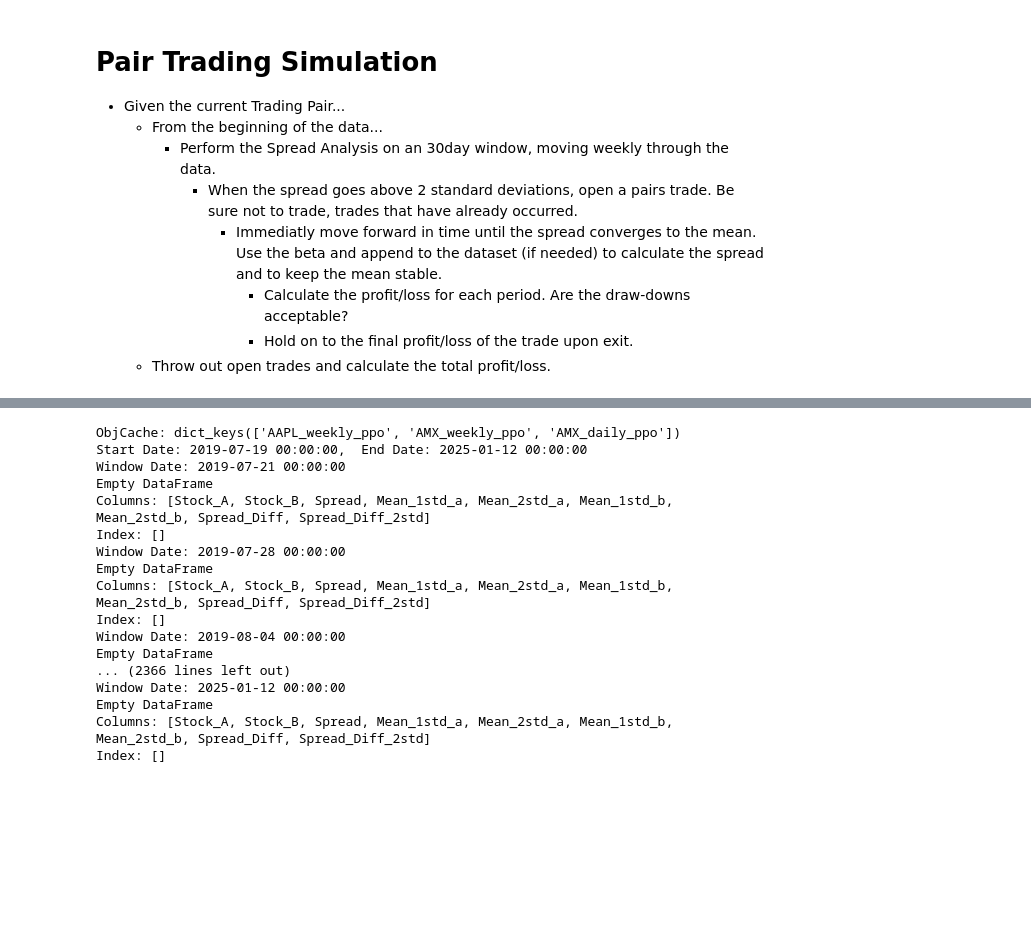
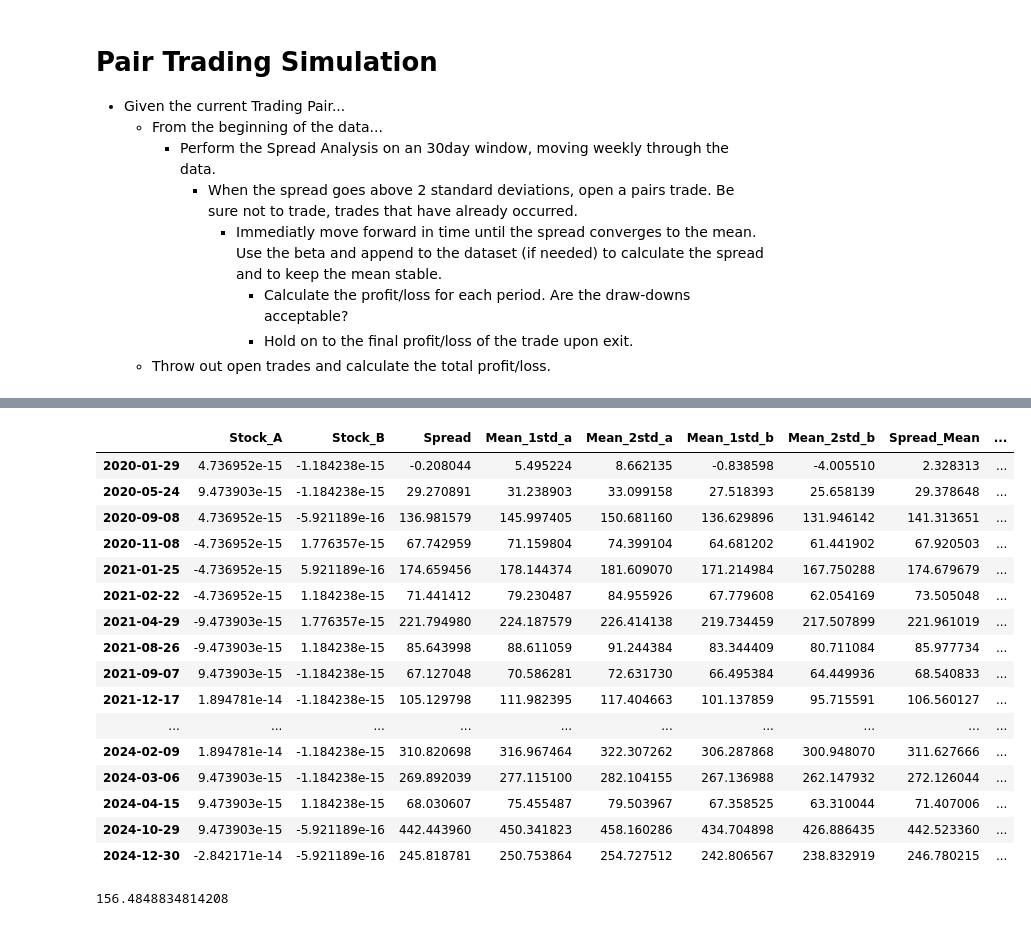
Before and after one commit to dsidlo/pricepredict, a Jupyter notebook: notebooks/Pair Trading Analysis.ipynb, the cells around one changed output, grey strips where cells are left out. Drawn from its saved outputs; the diff is of its cells as text; code cells hidden in the pictures; blank space fills up the shorter version.

```diff
--- a/notebooks/Pair Trading Analysis.ipynb
+++ b/notebooks/Pair Trading Analysis.ipynb
@@ -390,59 +607,26 @@ getsize(ObjCache)
 # %%
-#
-def simulate_pairs_trading(ppos):
-    # Get or create the required Trading Pair PPOs
-    tp1_weekly_ppo, tp1_daily_ppo, tp2_weekly_ppo, tp2_daily_ppo = get_prop_ppos(ppos)
-
-    # Check the begin and end dates of the data...
-    start_date1 = tp1_daily_ppo.orig_data.index[0]
-    end_date1 = tp1_daily_ppo.orig_data.index[-1]
-    start_date2 = tp2_daily_ppo.orig_data.index[0]
-    end_date2 = tp2_daily_ppo.orig_data.index[-1]
-
-    # Align the start and end dates
-    start_date = min(start_date1, start_date2)
-    end_date = max(end_date1, end_date2)
-
-    print(f"Start Date: {start_date},  End Date: {end_date}")
-
-    # Create an iterable date range from start to end date
-    date_range = pd.date_range(start=start_date, end=end_date, freq='W')
-
-    for win_date in date_range:
-        print(f"Window Date: {win_date}")
-        # Calculate the spread for the 30 days prior to the win_date
-        win_date_start = win_date - timedelta(days=30)
-        win_date_end = win_date
-        ppos, df_closes, df_detrend, spread_mean, beta = get_trading_pair_spread((tp1_daily_ppo, tp2_daily_ppo), None, 30, start_date=win_date_start, end_date=win_date_end)
-        # Return the dates in df_detrend when the spread is above 2 standard deviations
-        df_detrend['Spread_Diff'] = df_detrend['Spread'] - spread_mean
-        df_detrend['Spread_Diff_2std'] = 2 * df_detrend['Spread'].std()
-        df_detrend['Spread_Diff_2std'] = df_detrend['Spread_Diff_2std'].apply(lambda x: abs(x))
-        df_detrend['Spread_Diff_2std'] = df_detrend['Spread_Diff_2std'].apply(lambda x: Decimal(x))
-        df_detrend['Spread_Diff'] = df_detrend['Spread_Diff'].apply(lambda x: Decimal(x))
-        df_detrend['Spread_Diff_2std'] = df_detrend['Spread_Diff_2std'].apply(lambda x: Decimal(x))
-        df_detrend['Spread_Diff'] = df_detrend['Spread_Diff'].apply(lambda x: Decimal(x))
-        df_detrend['Spread_Diff'] = df_detrend['Spread_Diff'].abs()
-        print(df_detrend.loc[df_detrend['Spread_Diff'] > df_detrend['Spread_Diff_2std']])
 
 
-
-simulate_pairs_trading(('AAPL', 'AMX'))
+df_all_convergence
 # %% [output]
-ObjCache: dict_keys(['AAPL_weekly_ppo', 'AMX_weekly_ppo', 'AMX_daily_ppo'])
-Start Date: 2019-07-19 00:00:00,  End Date: 2025-01-12 00:00:00
-Window Date: 2019-07-21 00:00:00
-Empty DataFrame
-Columns: [Stock_A, Stock_B, Spread, Mean_1std_a, Mean_2std_a, Mean_1std_b, Mean_2std_b, Spread_Diff, Spread_Diff_2std]
-Index: []
-Window Date: 2019-07-28 00:00:00
-Empty DataFrame
-Columns: [Stock_A, Stock_B, Spread, Mean_1std_a, Mean_2std_a, Mean_1std_b, Mean_2std_b, Spread_Diff, Spread_Diff_2std]
-Index: []
-Window Date: 2019-08-04 00:00:00
-Empty DataFrame
-... (2366 lines left out)
-Window Date: 2025-01-12 00:00:00
-Empty DataFrame
-Columns: [Stock_A, Stock_B, Spread, Mean_1std_a, Mean_2std_a, Mean_1std_b, Mean_2std_b, Spread_Diff, Spread_Diff_2std]
-Index: []
+|  | Stock_A | Stock_B | Spread | Mean_1std_a | Mean_2std_a | Mean_1std_b | Mean_2std_b | Spread_Mean | ... |
+| 2020-01-29 | 4.736952e-15 | -1.184238e-15 | -0.208044 | 5.495224 | 8.662135 | -0.838598 | -4.005510 | 2.328313 | ... |
+| 2020-05-24 | 9.473903e-15 | -1.184238e-15 | 29.270891 | 31.238903 | 33.099158 | 27.518393 | 25.658139 | 29.378648 | ... |
+| 2020-09-08 | 4.736952e-15 | -5.921189e-16 | 136.981579 | 145.997405 | 150.681160 | 136.629896 | 131.946142 | 141.313651 | ... |
+| 2020-11-08 | -4.736952e-15 | 1.776357e-15 | 67.742959 | 71.159804 | 74.399104 | 64.681202 | 61.441902 | 67.920503 | ... |
+| 2021-01-25 | -4.736952e-15 | 5.921189e-16 | 174.659456 | 178.144374 | 181.609070 | 171.214984 | 167.750288 | 174.679679 | ... |
+| 2021-02-22 | -4.736952e-15 | 1.184238e-15 | 71.441412 | 79.230487 | 84.955926 | 67.779608 | 62.054169 | 73.505048 | ... |
+| 2021-04-29 | -9.473903e-15 | 1.776357e-15 | 221.794980 | 224.187579 | 226.414138 | 219.734459 | 217.507899 | 221.961019 | ... |
+| 2021-08-26 | -9.473903e-15 | 1.184238e-15 | 85.643998 | 88.611059 | 91.244384 | 83.344409 | 80.711084 | 85.977734 | ... |
+| 2021-09-07 | 9.473903e-15 | -1.184238e-15 | 67.127048 | 70.586281 | 72.631730 | 66.495384 | 64.449936 | 68.540833 | ... |
+| 2021-12-17 | 1.894781e-14 | -1.184238e-15 | 105.129798 | 111.982395 | 117.404663 | 101.137859 | 95.715591 | 106.560127 | ... |
+| ... | ... | ... | ... | ... | ... | ... | ... | ... | ... |
+| 2024-02-09 | 1.894781e-14 | -1.184238e-15 | 310.820698 | 316.967464 | 322.307262 | 306.287868 | 300.948070 | 311.627666 | ... |
+| 2024-03-06 | 9.473903e-15 | -1.184238e-15 | 269.892039 | 277.115100 | 282.104155 | 267.136988 | 262.147932 | 272.126044 | ... |
+| 2024-04-15 | 9.473903e-15 | 1.184238e-15 | 68.030607 | 75.455487 | 79.503967 | 67.358525 | 63.310044 | 71.407006 | ... |
+| 2024-10-29 | 9.473903e-15 | -5.921189e-16 | 442.443960 | 450.341823 | 458.160286 | 434.704898 | 426.886435 | 442.523360 | ... |
+| 2024-12-30 | -2.842171e-14 | -5.921189e-16 | 245.818781 | 250.753864 | 254.727512 | 242.806567 | 238.832919 | 246.780215 | ... |
+# %%
+df_all_convergence['Profit_Loss'].sum()
+# %% [output]
+156.4848834814208
```
Also changed, not shown: parts of 4 cells of this notebook, 4 other files.
